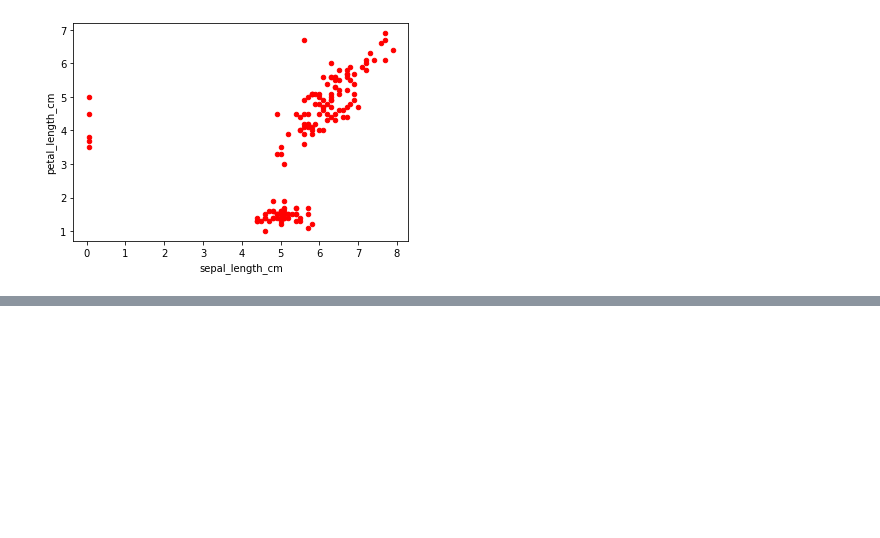
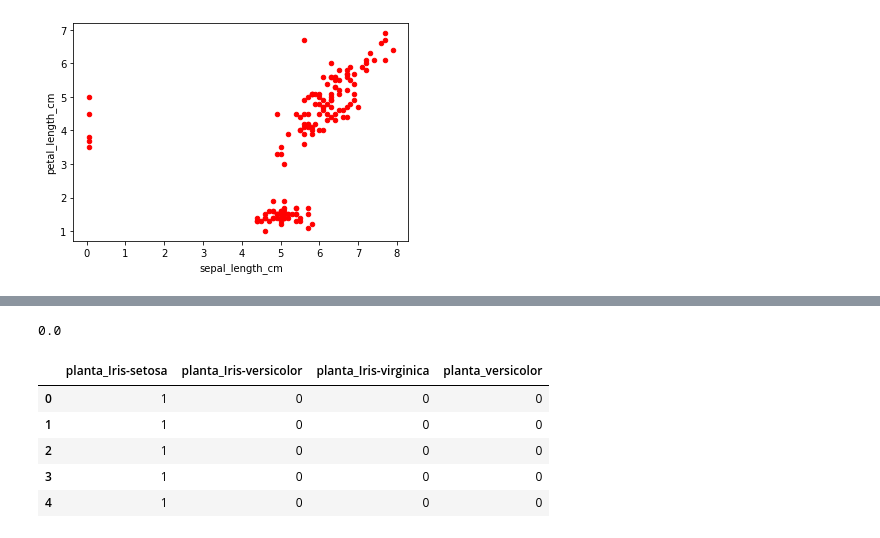
Before and after one commit to montesgrande95/dataptmad1121_labs, a Jupyter notebook: module-3/data-cleaning-challenge/data_cleaning_bonus.ipynb, the cells around one changed output, grey strips where cells are left out. Saved outputs shown, nothing was run; the diff lists cells and outputs as text; code cells hidden in the pictures; blank space fills up the shorter version.

```diff
--- a/module-3/data-cleaning-challenge/data_cleaning_bonus.ipynb
+++ b/module-3/data-cleaning-challenge/data_cleaning_bonus.ipynb
@@ -102,0 +157,21 @@ data1.plot(kind= "scatter", x = "sepal_length_cm",y = "petal_length_cm", color =
+# %%
+#ANTES DE ELIMINAR LA COLUMNA DE IRIS_SETOSSA VAMOS A COMPROBAR QUE LOS DATOS QUE SE HAN AÑADIDO LOS DATOS A LA OTRA COLUMNA.
+#LA FORMA MAS FACIL ES VER SI CON EL .DESCRIBE(), HAN CAMBIADO LOS ESTADISTICOS O NO.
+
+dummy_plantas.describe()
+stats.median(dummy_plantas["planta_Iris-setossa"]) #PODEMOS VER QUE LA MEDIANA DE ESTA COLUMNA ES CERO, POR LO QUE NOS EXPLICA QUE ERA UN ERROR DE ESCRITURA.
+# %% [output]
+0.0
+# %%
+
+#VAMOS A ELIMINAR LA COLUMNA QUE TENIA UN FALLO DE ESCRITURA, DESPUES DE AÑADIR LOS DATOS QUE CONTENIA, A LA COLUMNA QUE ESTABA BIEN ESCRITA.
+dummy_plantas = dummy_plantas.drop(["planta_Iris-setossa"], axis = 1)
+# %%
+dummy_plantas.head()
+# %% [output]
+|  | planta_Iris-setosa | planta_Iris-versicolor | planta_Iris-virginica | planta_versicolor |
+| 0 | 1 | 0 | 0 | 0 |
+| 1 | 1 | 0 | 0 | 0 |
+| 2 | 1 | 0 | 0 | 0 |
+| 3 | 1 | 0 | 0 | 0 |
+| 4 | 1 | 0 | 0 | 0 |
```
Also changed, not shown: parts of 14 cells of this notebook.
